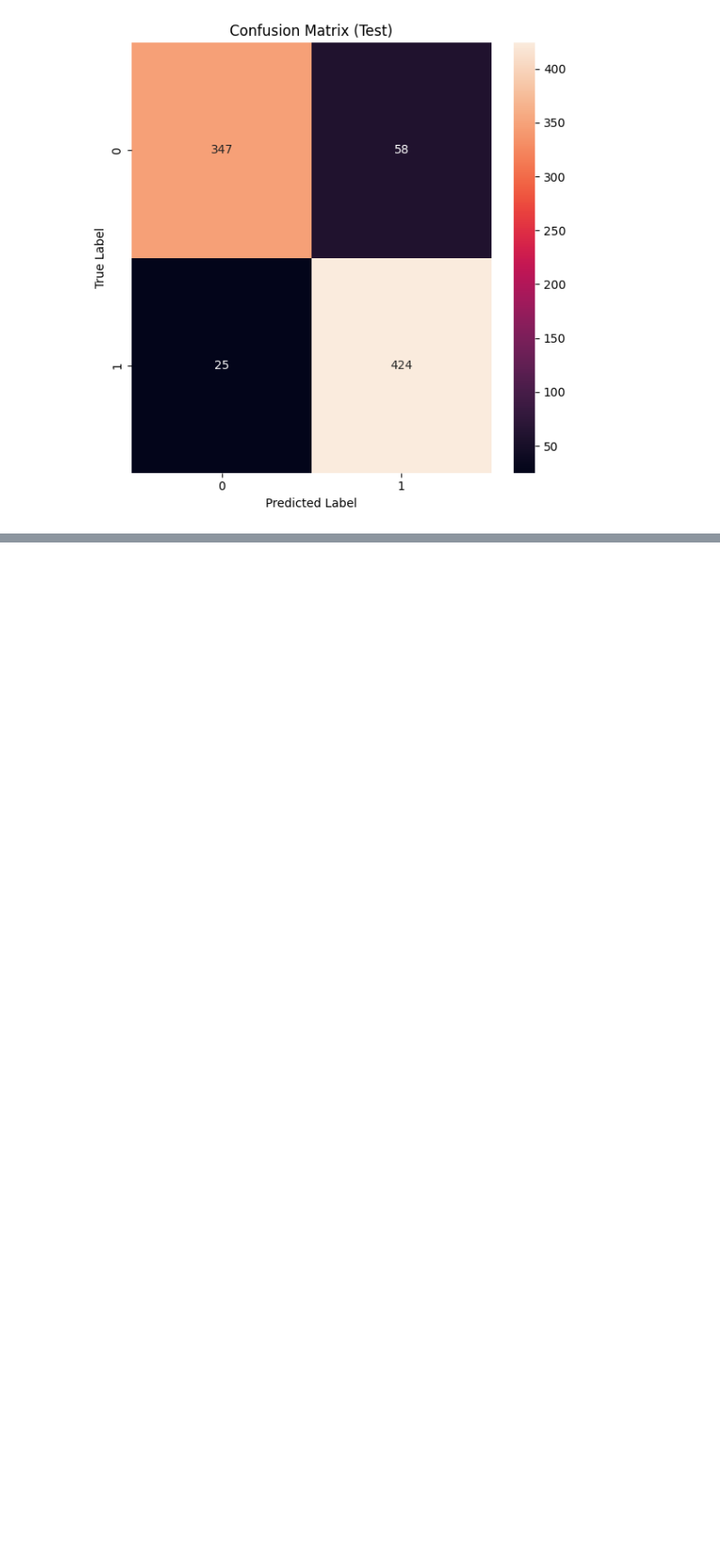
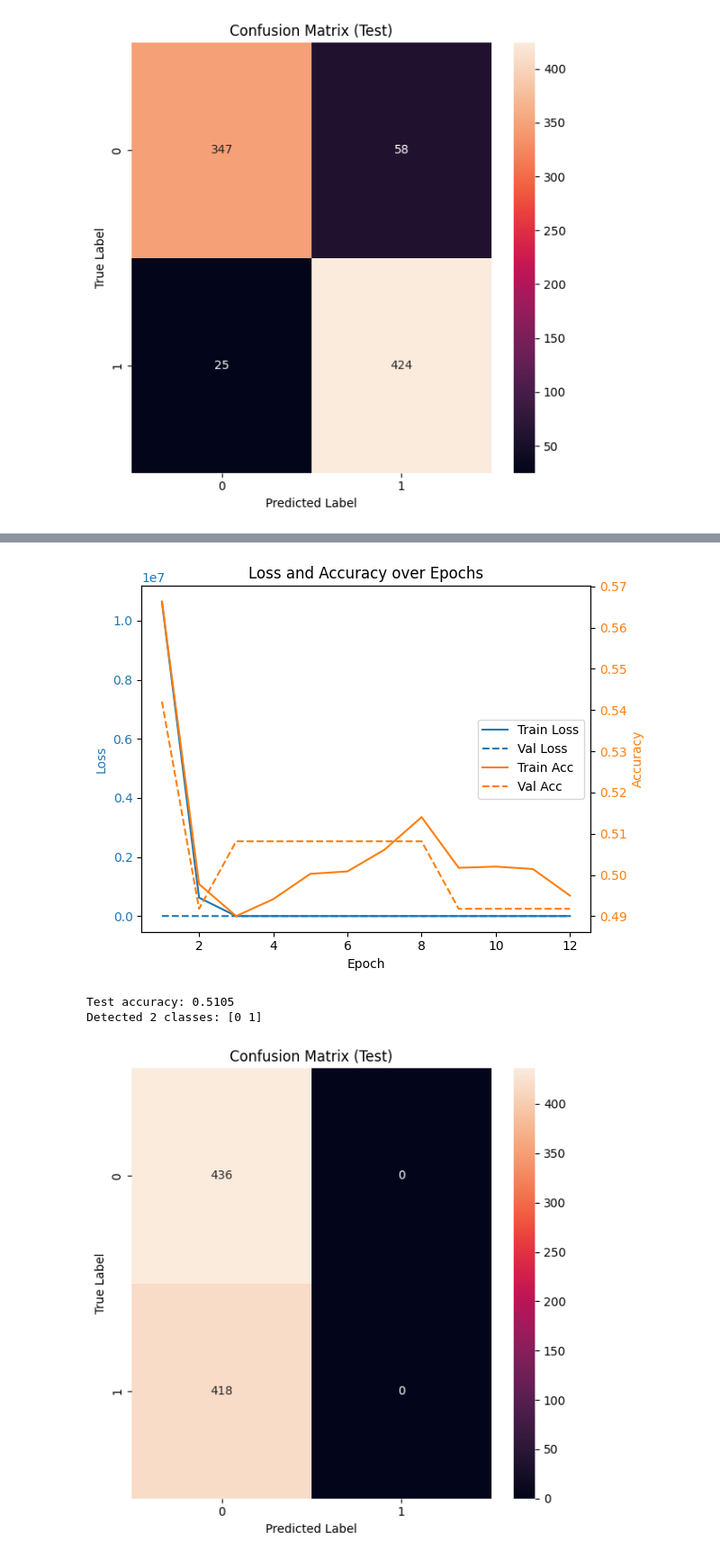
Before and after one commit to Tiromachelan/pneumonia_classification, a Jupyter notebook: Project_1.ipynb, the cells around one changed output, grey strips where cells are left out. Shown at 90% size. Cells and saved outputs as stored; diff of their text form; code cells hidden in the pictures; blank space fills up the shorter version.

Commit message:
Added a second extra layer

```diff
--- a/Project_1.ipynb
+++ b/Project_1.ipynb
@@ -213,6 +213,8 @@ class MLP(nn.Module):
             nn.ReLU(),
             nn.Linear(2048, 2048),
             nn.ReLU(),
+            nn.Linear(2048, 2048),
+            nn.ReLU(),
             nn.Linear(2048, 512),
             nn.ReLU(),
             nn.Linear(512, 2)
@@ -572,0 +600,7 @@ Detected 2 classes: [0 1]
+# %%
+display_results("models/two_more_layers.pth")
+# %% [output]
+[figure, added]
+Test accuracy: 0.5105
+Detected 2 classes: [0 1]
+[figure, added]
```
Also changed, not shown: parts of 3 cells of this notebook.
